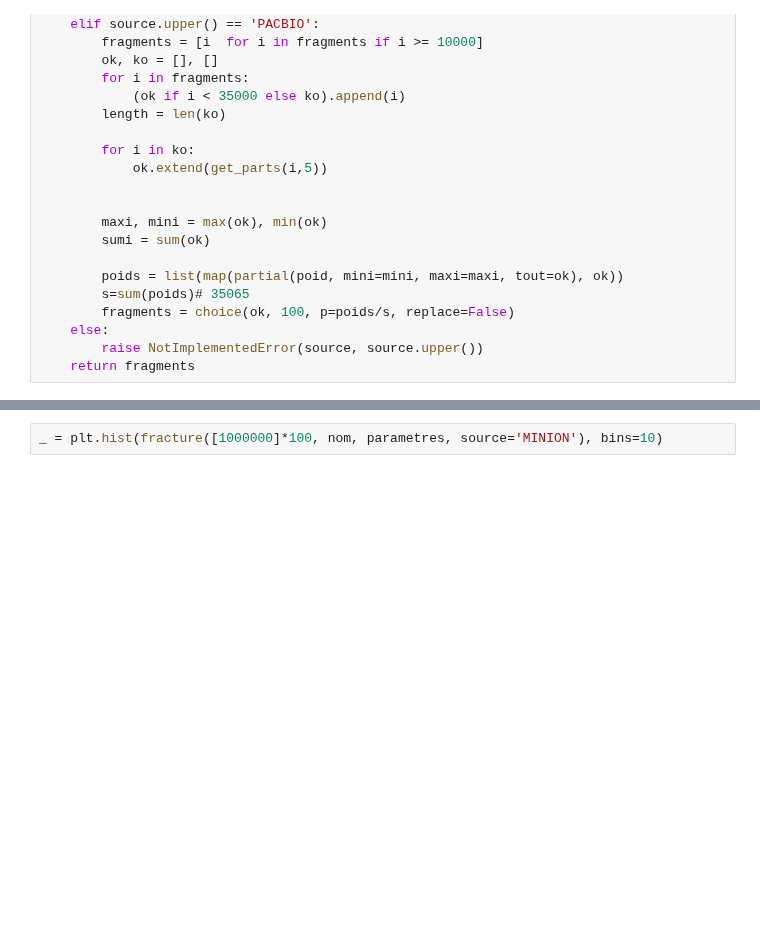
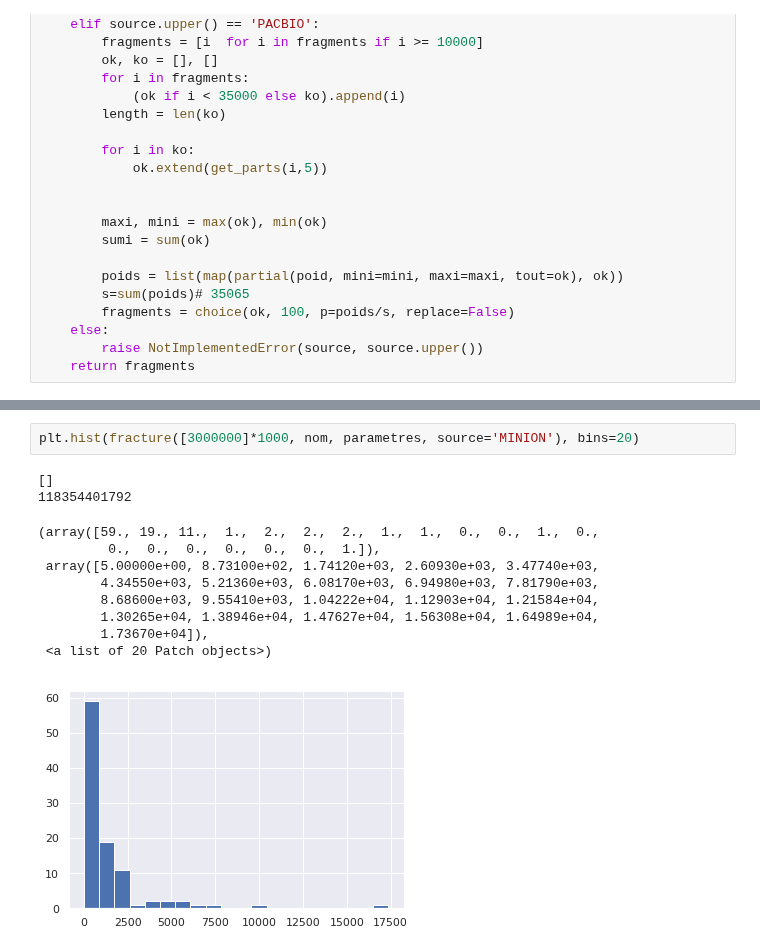
Before and after one commit to aminaghoul/reads_seq, a Jupyter notebook: Untitled.ipynb, the cells around one changed output, grey strips where cells are left out. Cells and saved outputs as stored; diff of their text form; blank space fills up the shorter version.

```diff
--- a/Untitled.ipynb
+++ b/Untitled.ipynb
@@ -271,2 +336,14 @@ print(f'La méthode optimale est {nom}{tuple(parametres)}')
 # %%
-_ = plt.hist(fracture([1000000]*100, nom, parametres, source='MINION'), bins=10)
+plt.hist(fracture([3000000]*1000, nom, parametres, source='MINION'), bins=20)
+# %% [output]
+[]
+118354401792
+(array([59., 19., 11.,  1.,  2.,  2.,  2.,  1.,  1.,  0.,  0.,  1.,  0.,
+         0.,  0.,  0.,  0.,  0.,  0.,  1.]),
+ array([5.00000e+00, 8.73100e+02, 1.74120e+03, 2.60930e+03, 3.47740e+03,
+        4.34550e+03, 5.21360e+03, 6.08170e+03, 6.94980e+03, 7.81790e+03,
+        8.68600e+03, 9.55410e+03, 1.04222e+04, 1.12903e+04, 1.21584e+04,
+        1.30265e+04, 1.38946e+04, 1.47627e+04, 1.56308e+04, 1.64989e+04,
+        1.73670e+04]),
+ <a list of 20 Patch objects>)
+[figure, added]
```
Also changed, not shown: parts of 5 cells of this notebook.
